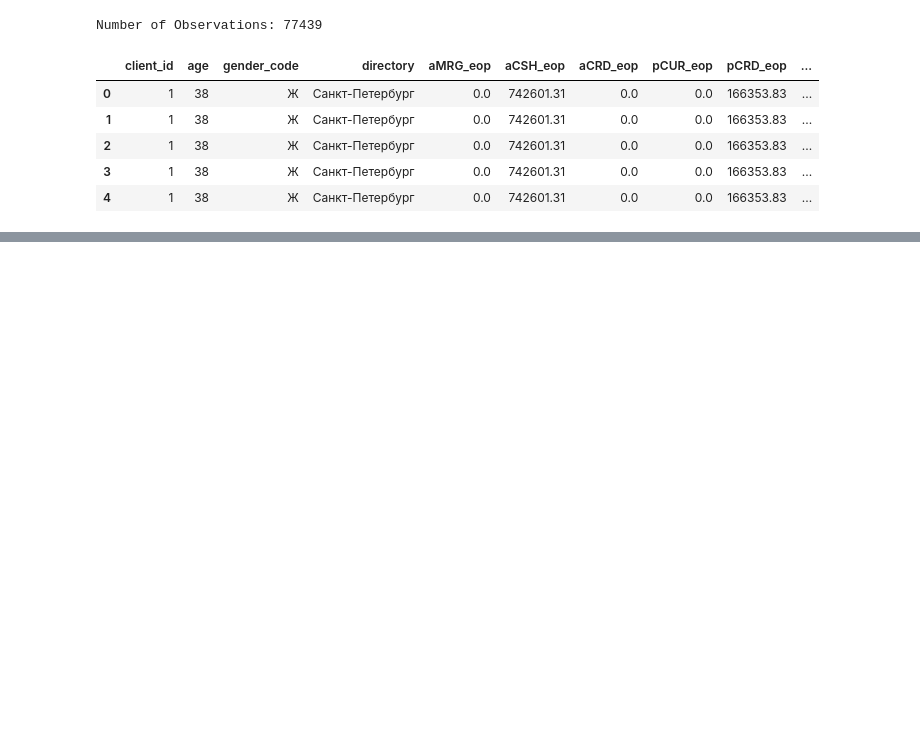
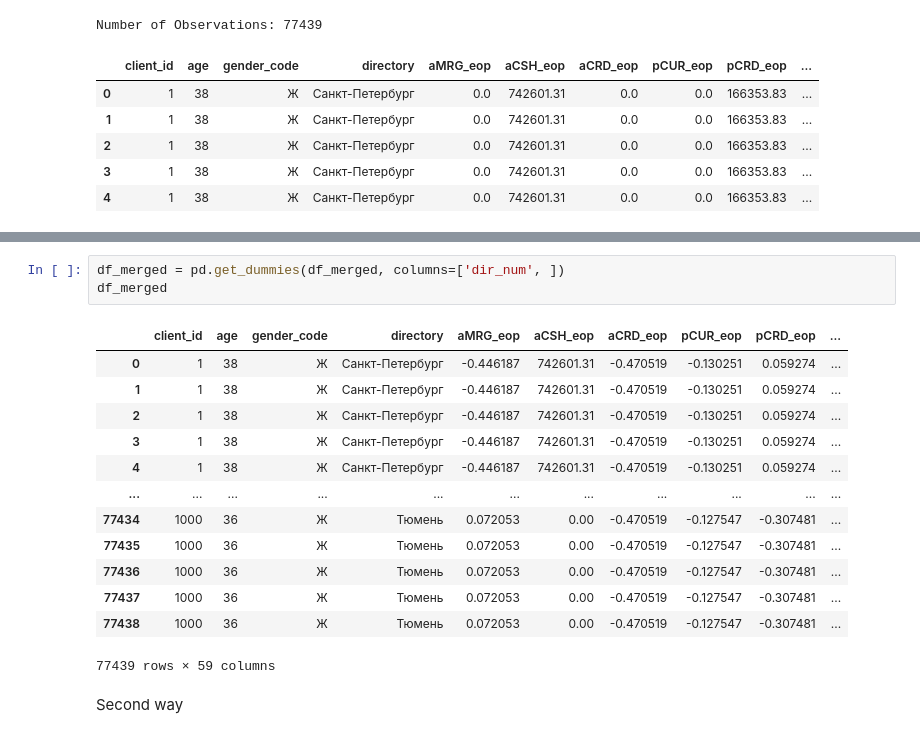
Before and after one commit to anys001/MLDM-project, a Jupyter notebook: BankProj.ipynb, the cells around one changed output, grey strips where cells are left out. Saved outputs shown, nothing was run; the diff lists cells and outputs as text; blank space fills up the shorter version.

```diff
--- a/BankProj.ipynb
+++ b/BankProj.ipynb
@@ -340,0 +444,19 @@ Number of Observations: 77439
+# %%
+df_merged = pd.get_dummies(df_merged, columns=['dir_num', ])
+df_merged
+# %% [output]
+|  | client_id | age | gender_code | directory | aMRG_eop | aCSH_eop | aCRD_eop | pCUR_eop | pCRD_eop | ... |
+| 0 | 1 | 38 | Ж | Санкт-Петербург | -0.446187 | 742601.31 | -0.470519 | -0.130251 | 0.059274 | ... |
+| 1 | 1 | 38 | Ж | Санкт-Петербург | -0.446187 | 742601.31 | -0.470519 | -0.130251 | 0.059274 | ... |
+| 2 | 1 | 38 | Ж | Санкт-Петербург | -0.446187 | 742601.31 | -0.470519 | -0.130251 | 0.059274 | ... |
+| 3 | 1 | 38 | Ж | Санкт-Петербург | -0.446187 | 742601.31 | -0.470519 | -0.130251 | 0.059274 | ... |
+| 4 | 1 | 38 | Ж | Санкт-Петербург | -0.446187 | 742601.31 | -0.470519 | -0.130251 | 0.059274 | ... |
+| ... | ... | ... | ... | ... | ... | ... | ... | ... | ... | ... |
+| 77434 | 1000 | 36 | Ж | Тюмень | 0.072053 | 0.00 | -0.470519 | -0.127547 | -0.307481 | ... |
+| 77435 | 1000 | 36 | Ж | Тюмень | 0.072053 | 0.00 | -0.470519 | -0.127547 | -0.307481 | ... |
+| 77436 | 1000 | 36 | Ж | Тюмень | 0.072053 | 0.00 | -0.470519 | -0.127547 | -0.307481 | ... |
+| 77437 | 1000 | 36 | Ж | Тюмень | 0.072053 | 0.00 | -0.470519 | -0.127547 | -0.307481 | ... |
+| 77438 | 1000 | 36 | Ж | Тюмень | 0.072053 | 0.00 | -0.470519 | -0.127547 | -0.307481 | ... |
+77439 rows × 59 columns
+# %% [markdown]
+Second way
```
Also changed, not shown: parts of 20 cells of this notebook.
